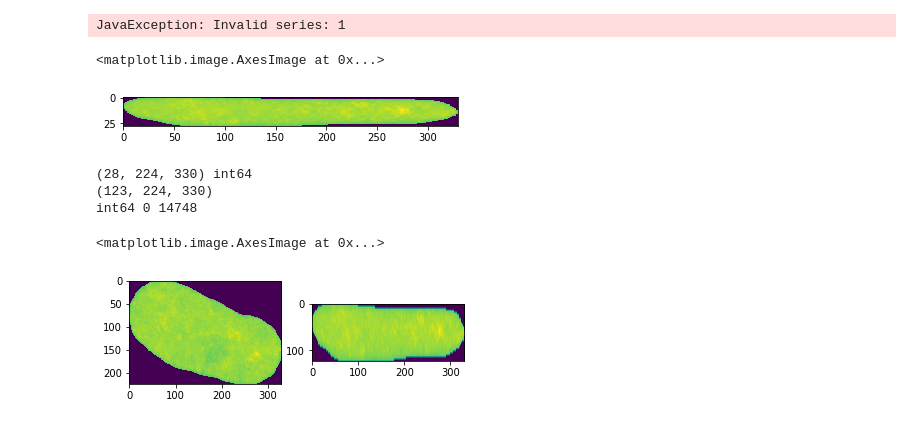
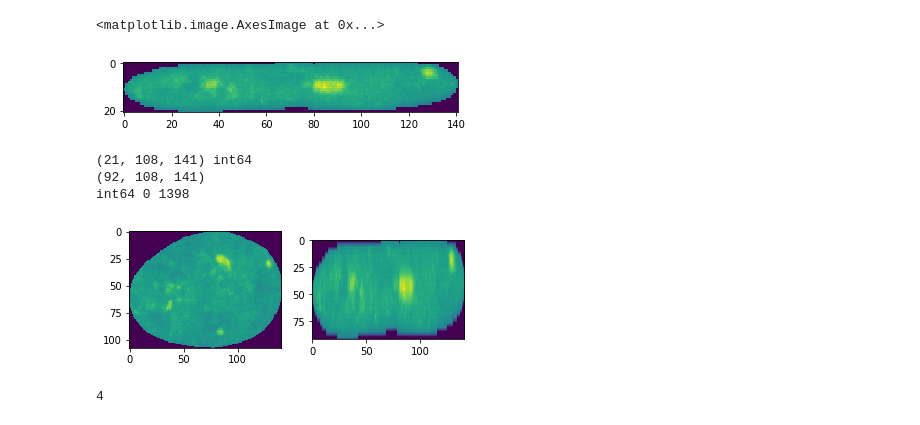
Before and after one commit to AllenInstitute/qcb-analysis, a Jupyter notebook: data-scripts/misc/inspect_nucleus.ipynb, the cells around one changed output. Drawn from its saved outputs; the diff is of its cells as text; code cells hidden in the pictures.

```diff
--- a/data-scripts/misc/inspect_nucleus.ipynb
+++ b/data-scripts/misc/inspect_nucleus.ipynb
@@ -32,10 +42,6 @@ series_id: 9
 # %%
-img_seg_all = skio.imread(seg_name)
-img_seg_all[ 0,:,:] = 0
-img_seg_all[-1,:,:] = 0
-nz, ny, nx = img_seg_all.shape
 img_seg_all_dtype = img_seg_all.dtype
-img_seg_all = resize(image=img_seg_all, output_shape=(nz,2*ny,2*nx), order=0, preserve_range=True, anti_aliasing=False, mode="constant")
+#img_seg_all = resize(image=img_seg_all, output_shape=(nz,2*ny,2*nx), order=0, preserve_range=True, anti_aliasing=False, mode="constant")
 img_seg_all = img_seg_all.astype(img_seg_all_dtype)
 plt.imshow(img_seg_all.mean(axis=0))
 # %% [output]
@@ -44,5 +50,5 @@ plt.imshow(img_seg_all.mean(axis=0))
 # %%
-cell_id = 1
+cell_id = 8
 img_seg = img_seg_all.copy()
 img_seg[img_seg!=cell_id] = 0
 img_seg[img_seg==cell_id] = 1
@@ -74,24 +80,16 @@ plt.imshow(img_seg.max(axis=1))
-# %%
-img_raw = get_stack_from_series_id(czi_path=raw_path, channel=0, series_id=1, dim=(nz,2*ny,2*nx))
-
-fig, ax = plt.subplots(nrows=1,ncols=2)
-ax[0].imshow(img_raw.max(axis=0))
-ax[1].imshow(img_seg_all.max(axis=0))
-# %% [output]
-JavaException: Invalid series: 1
 # %%
-img_raw = img_raw * img_seg
+img_input = img_raw * img_seg
 # %%
-pxl_z, pxl_y, pxl_x = np.nonzero(img_raw)
-img_raw_crop = img_raw[pxl_z.min():(pxl_z.max()+1),pxl_y.min():(pxl_y.max()+1),pxl_x.min():(pxl_x.max()+1)]
+pxl_z, pxl_y, pxl_x = np.nonzero(img_input)
+img_raw_crop = img_input[pxl_z.min():(pxl_z.max()+1),pxl_y.min():(pxl_y.max()+1),pxl_x.min():(pxl_x.max()+1)]
 plt.imshow(img_raw_crop.max(axis=1))
 # %% [output]
 <matplotlib.image.AxesImage at 0x...>
-[figure, old version]
+[figure, new version]
 # %%
 nz_crop, ny_crop, nx_crop = img_raw_crop.shape
 nz_crop_new = np.int((0.22/0.05)*nz_crop)
-print(img_seg_crop.shape, img_seg_crop.dtype)
+print(img_raw_crop.shape, img_raw_crop.dtype)
 img_raw_crop_resize = resize(image=img_raw_crop, output_shape=(nz_crop_new,ny_crop,nx_crop), preserve_range=True, anti_aliasing=True, mode="constant")
 img_raw_crop_resize = img_raw_crop_resize.astype(np.int64)
 print(img_raw_crop_resize.shape)
@@ -99,12 +97,13 @@ print(img_raw_crop_resize.dtype,img_raw_crop_resize.min(),img_raw_crop_resize.ma
 fig, ax = plt.subplots(nrows=1,ncols=2)
 ax[0].imshow(img_raw_crop_resize.max(axis=0))
 ax[1].imshow(img_raw_crop_resize.max(axis=1))
+
+img_input = img_raw_crop_resize
 # %% [output]
-(28, 224, 330) int64
-(123, 224, 330)
-int64 0 14748
+(21, 108, 141) int64
+(92, 108, 141)
+int64 0 1398
-<matplotlib.image.AxesImage at 0x...>
-[figure, old version]
+[figure, new version]
 # %%
 from skimage.filters import gaussian
 from skimage.morphology import extrema, binary_dilation
@@ -143 +135,7 @@ len(z_pxl)
+# %%
+img_max = extrema.h_maxima(img_norm, h=0.25)
+z_pxl, y_pxl, x_pxl = np.nonzero(img_max)
+print(len(z_pxl))
+# %% [output]
+4
 # %%
```
Also changed, not shown: parts of 8 cells of this notebook, 5 other files.
